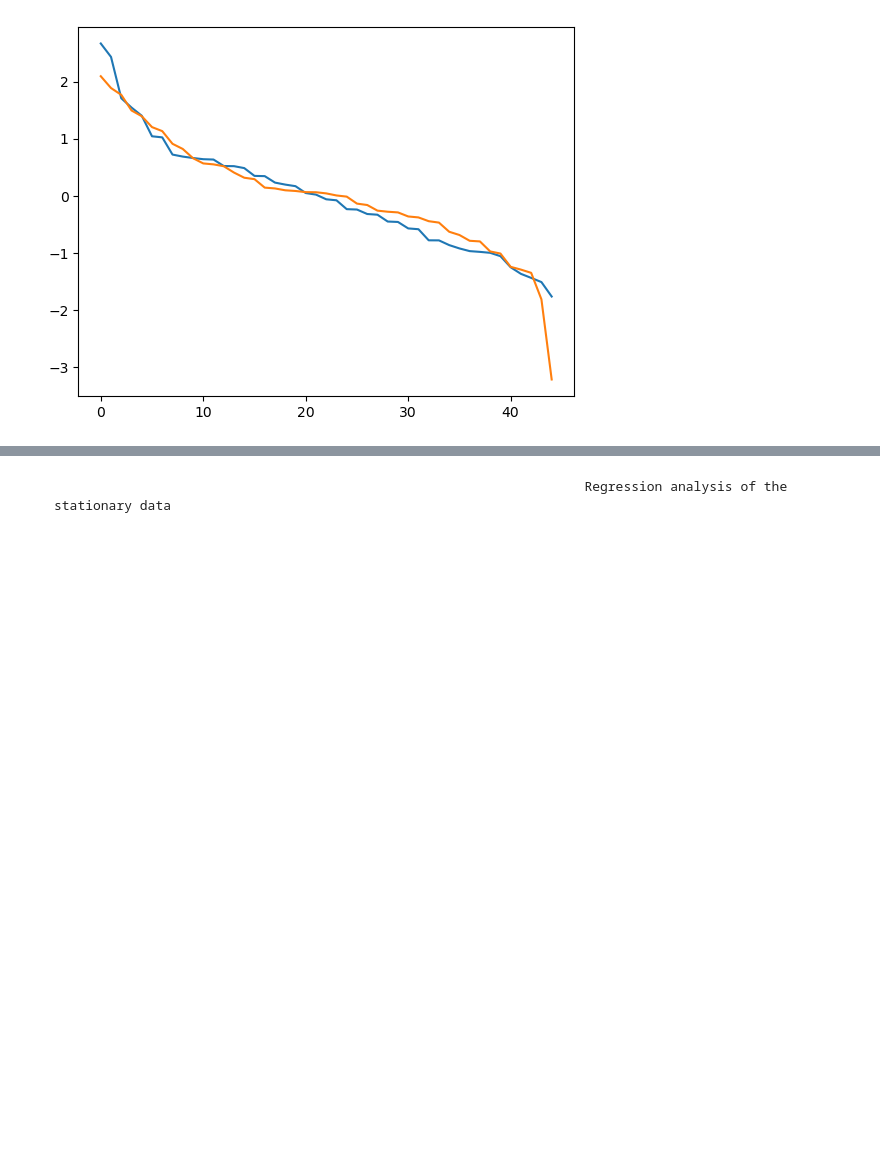
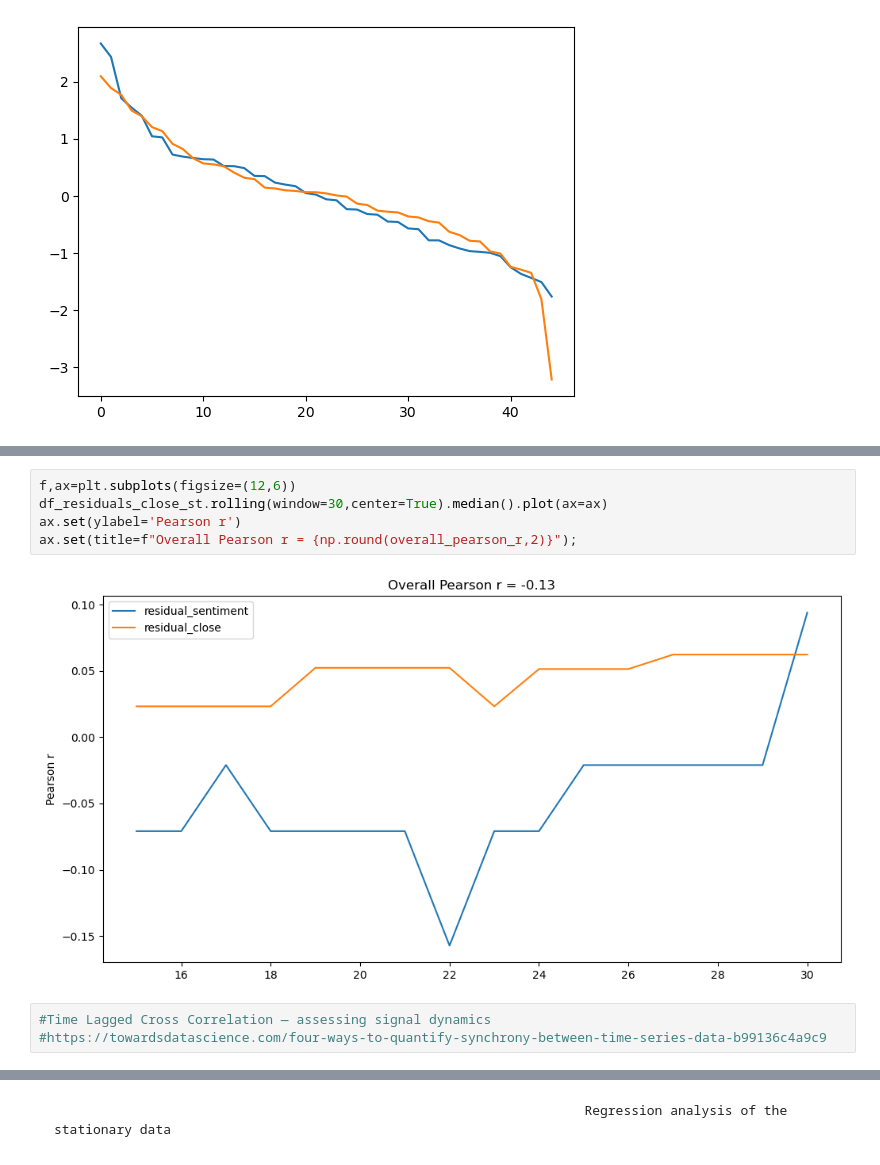
Before and after one commit to YanaOrf/Stock_market_sentiment_analysis, a Jupyter notebook: sent_analysis FB Prophet.ipynb, the cells around one changed output, grey strips where cells are left out. Cells and saved outputs as stored; diff of their text form; blank space fills up the shorter version.

```diff
--- a/sent_analysis FB Prophet.ipynb
+++ b/sent_analysis FB Prophet.ipynb
@@ -609,0 +728,10 @@ plt.show()
+# %%
+f,ax=plt.subplots(figsize=(12,6))
+df_residuals_close_st.rolling(window=30,center=True).median().plot(ax=ax)
+ax.set(ylabel='Pearson r')
+ax.set(title=f"Overall Pearson r = {np.round(overall_pearson_r,2)}");
+# %% [output]
+[figure, added]
+# %%
+#Time Lagged Cross Correlation — assessing signal dynamics
+#https://towardsdatascience.com/four-ways-to-quantify-synchrony-between-time-series-data-b99136c4a9c9
```
Also changed, not shown: parts of 35 cells of this notebook, 1 other file.
